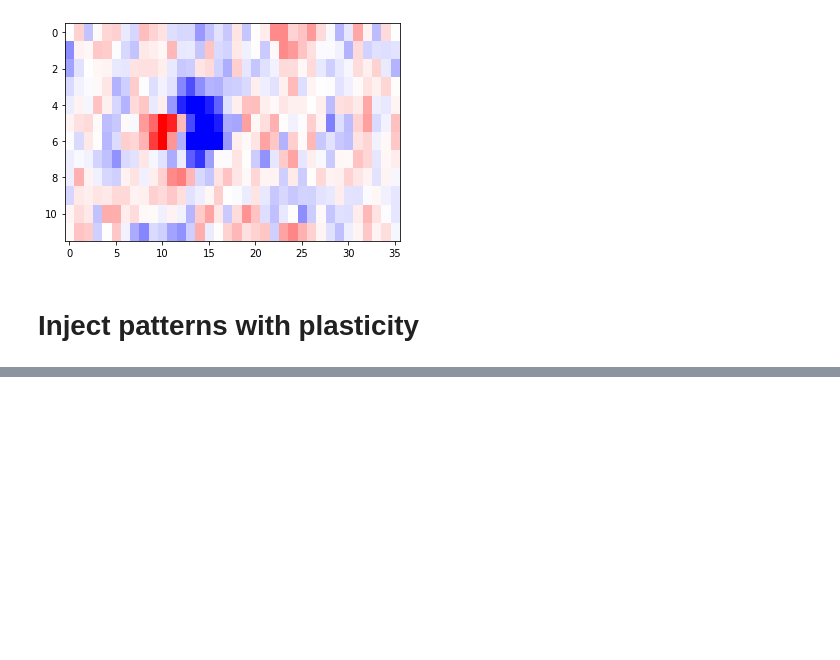
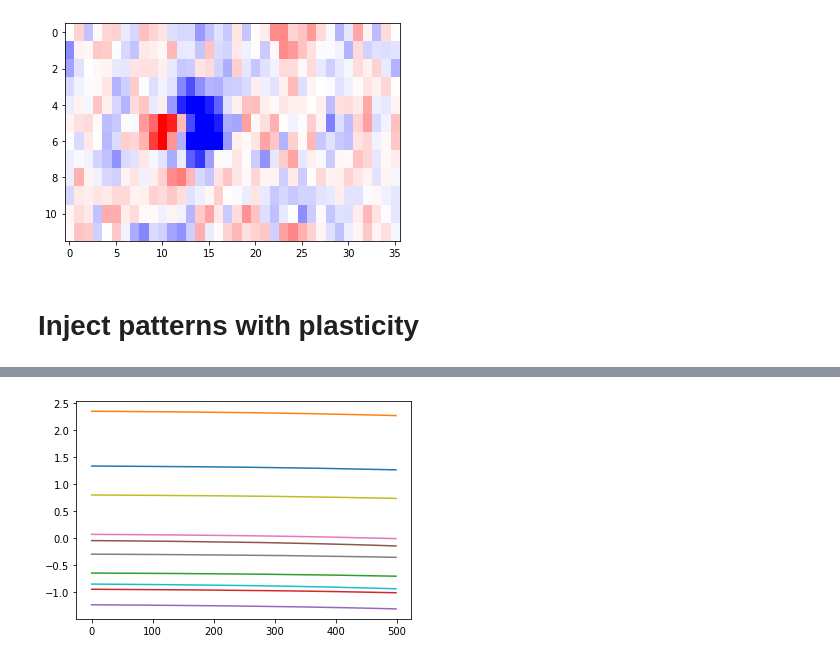
Before and after one commit to mariakesa/DayanAbbottExplorations, a Jupyter notebook: EnsemblePursuitSynapseExploration.ipynb, the cells around one changed output, grey strips where cells are left out. Drawn from its saved outputs; the diff is of its cells as text; code cells hidden in the pictures; blank space fills up the shorter version.

```diff
--- a/EnsemblePursuitSynapseExploration.ipynb
+++ b/EnsemblePursuitSynapseExploration.ipynb
@@ -144,0 +168,5 @@ plt.imshow(rf, aspect='auto', cmap = 'bwr', vmin = -rfmax, vmax = rfmax)
+# %%
+for j in range(0,10):
+    plt.plot(w_arr[j,:])
+# %% [output]
+[figure, added]
```
Also changed, not shown: parts of 1 cell of this notebook.
